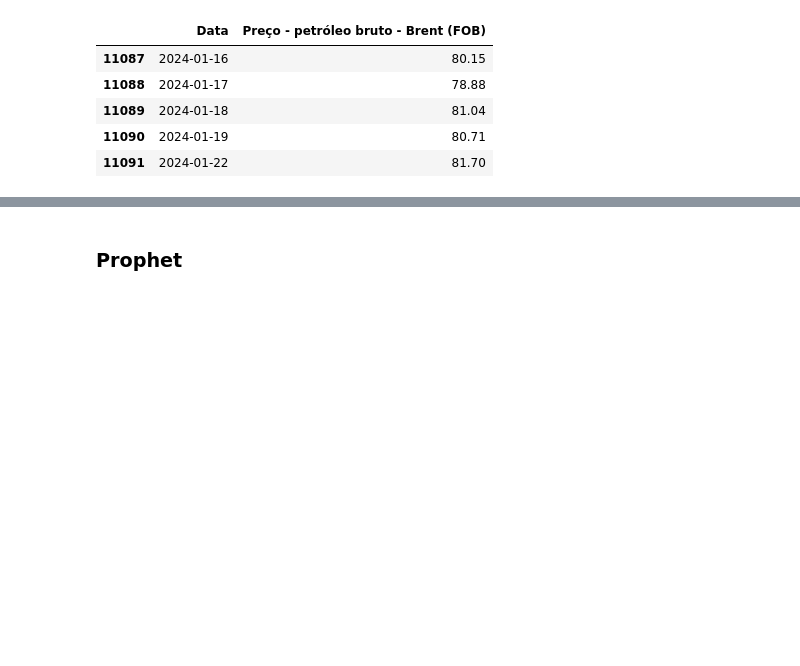
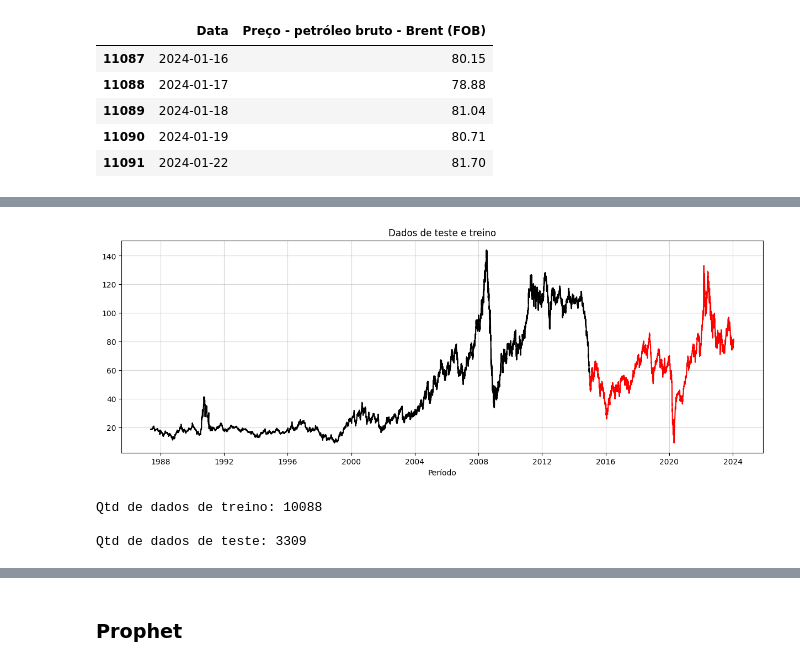
Before and after one commit to dlcerqueira/tech-challenge-g51-fase04, a Jupyter notebook: modelos.ipynb, the cells around one changed output, grey strips where cells are left out. Cells and saved outputs as stored; diff of their text form; code cells hidden in the pictures; blank space fills up the shorter version.

```diff
--- a/modelos.ipynb
+++ b/modelos.ipynb
@@ -35,0 +135,18 @@ fig.show()
+# %%
+train_ARIMA = dados_resample[:'2014-12-31']
+test_ARIMA = dados_resample['2015-01-01':]
+# %%
+fig, ax = plt.subplots(figsize = (15,5))
+ax.plot(train_ARIMA, 'black', test_ARIMA, 'red')
+plt.title("Dados de teste e treino")
+plt.xlabel('Período')
+plt.grid(alpha=0.5)
+plt.show()
+# %% [output]
+[figure, added]
+# %%
+print(f'Qtd de dados de treino: {train_ARIMA.shape[0]} \n\nQtd de dados de teste: {test_ARIMA.shape[0]}')
+# %% [output]
+Qtd de dados de treino: 10088
+
+Qtd de dados de teste: 3309
```
Also changed, not shown: parts of 37 cells of this notebook, 3 other files.
